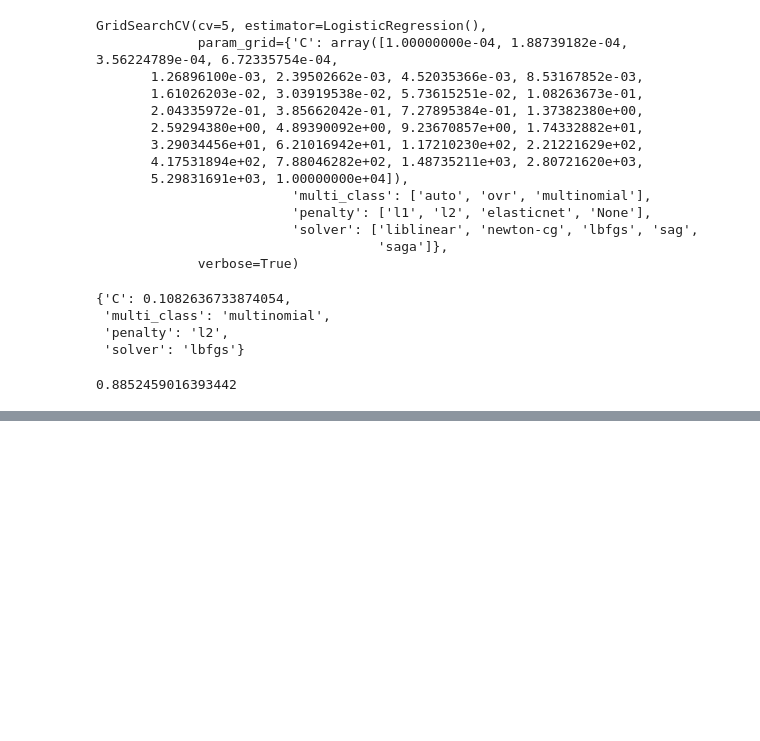
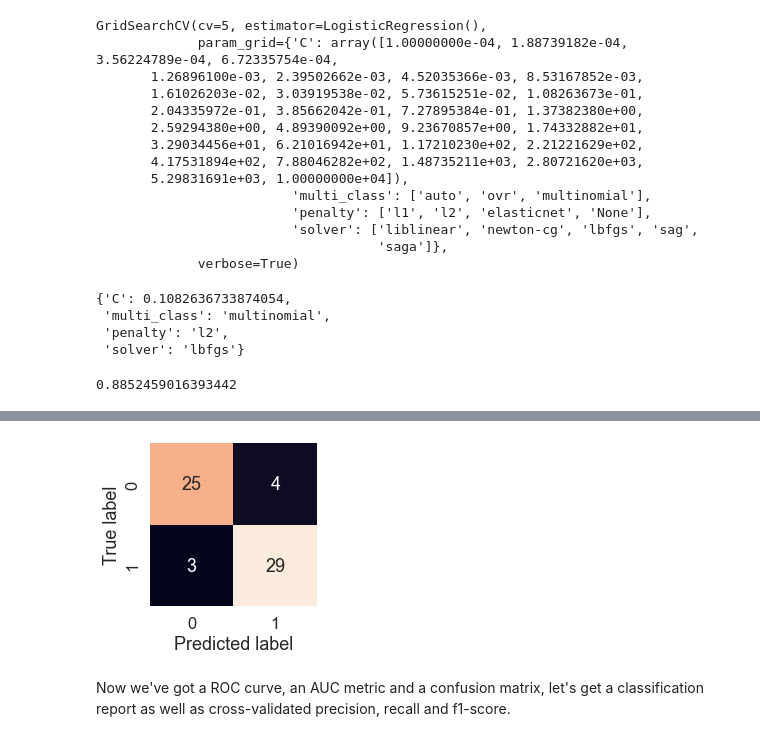
Before and after one commit to KyrylR/supervised-learning-classification, a Jupyter notebook: end-to-end-heart-disease-classification.ipynb, the cells around one changed output, grey strips where cells are left out. Saved outputs shown, nothing was run; the diff lists cells and outputs as text; code cells hidden in the pictures; blank space fills up the shorter version.

```diff
--- a/end-to-end-heart-disease-classification.ipynb
+++ b/end-to-end-heart-disease-classification.ipynb
@@ -660,15 +691,21 @@ gs_log_reg.score(X_test, y_test)
 # %%
 # Increase font size
 sns.set(font_scale=1.5)
 
 
 def plot_conf_mat(y_test, y_preds):
     """
     Plots a confusion matrix using Seaborn's heatmap().
     """
     fig, ax = plt.subplots(figsize=(3, 3))
     ax = sns.heatmap(confusion_matrix(y_test, y_preds),
                      annot=True,  # Annotate the boxes
                      cbar=False)
     plt.xlabel("Predicted label")  # predictions go on the x-axis
     plt.ylabel("True label")  # true labels go on the y-axis
+
+plot_conf_mat(y_test, y_preds)
+# %% [output]
+[figure, added]
+# %% [markdown]
+Now we've got a ROC curve, an AUC metric and a confusion matrix, let's get a classification report as well as cross-validated precision, recall and f1-score.
```
Also changed, not shown: parts of 7 cells of this notebook.
